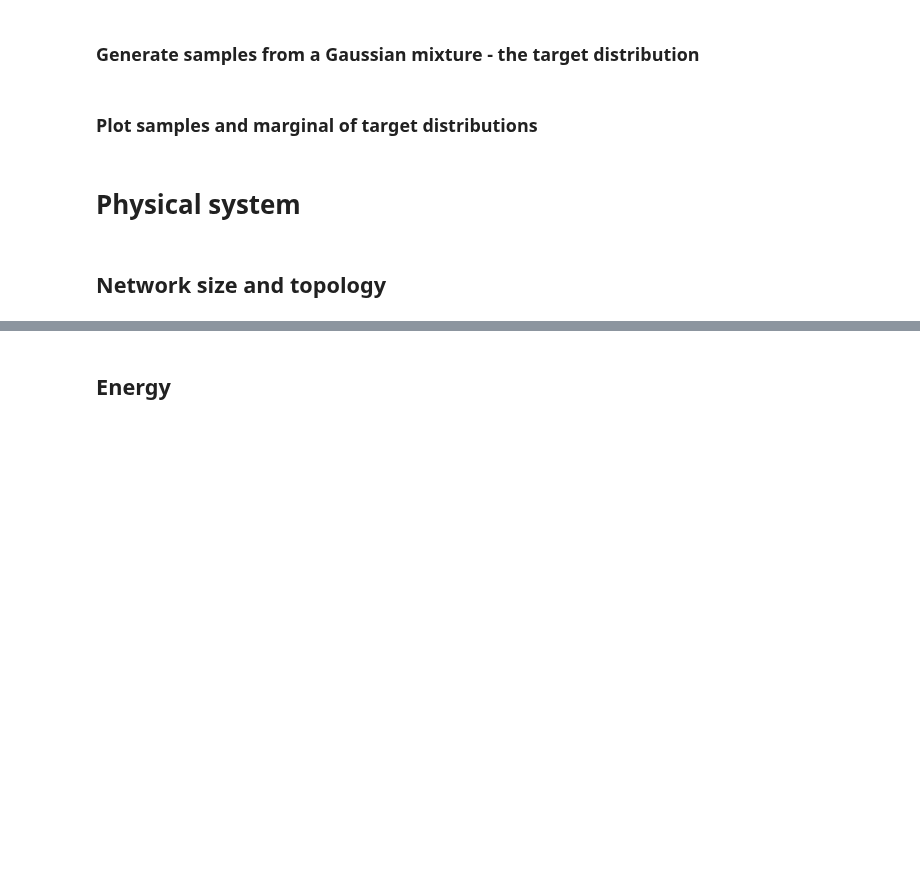
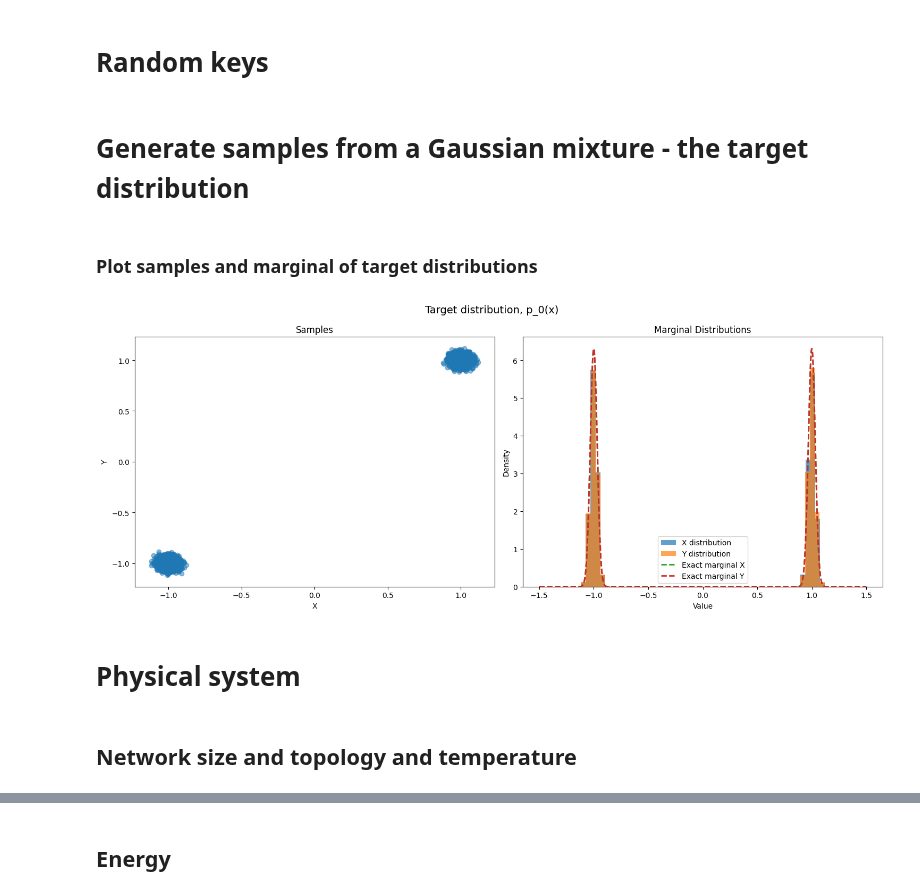
Before and after one commit to cyboesch/oscillator_dev, a Jupyter notebook: projects/physical-diffusion-models/notebooks/sampling-from-gaussian-mixture.ipynb, the cells around one changed output, grey strips where cells are left out. Saved outputs shown, nothing was run; the diff lists cells and outputs as text; code cells hidden in the pictures; blank space fills up the shorter version.

Commit message:
cleaned up all the random key buisness

```diff
--- a/projects/physical-diffusion-models/notebooks/sampling-from-gaussian-mixture.ipynb
+++ b/projects/physical-diffusion-models/notebooks/sampling-from-gaussian-mixture.ipynb
@@ -31,5 +17,10 @@ Array([4282866218,  798812320], dtype=uint32)
+# %% [markdown]
+# Random keys
+# %%
+master_key  = jax.random.PRNGKey(0)          # single seed
+sample_target_key, optimization_key, reverse_sde_key = jr.split(master_key, 3)
 # %% [markdown]
-### Generate samples from a Gaussian mixture - the target distribution
+# Generate samples from a Gaussian mixture - the target distribution
 # %%
 # Parameters
 N = 2  # number of dimensions
@@ -53,7 +44,7 @@ covs = jnp.array([
         [0.0, 0.001]],
 ])
 # Generate samples
-samples_0 = sample_gaussian_mixture(key, n_samples, weights, means, covs)
+samples_target = sample_gaussian_mixture(sample_target_key, n_samples, weights, means, covs)
 # Normalize samples
 # samples = normalize_samples(samples_raw)
 # %% [markdown]
@@ -61,37 +52,39 @@ samples_0 = sample_gaussian_mixture(key, n_samples, weights, means, covs)
 # %%
 # Plot samples and marginal distributions
 fig, (ax1, ax2) = plt.subplots(1, 2, figsize=(15, 6))
 fig.suptitle('Target distribution, p_0(x)', fontsize=14)
 
 # First subplot: Scatter plot of samples
-ax1.scatter(samples_0[:, 0], samples_0[:, 1], alpha=0.5)
+ax1.scatter(samples_target[:, 0], samples_target[:, 1], alpha=0.5)
 ax1.set_title('Samples')
 ax1.set_xlabel('X')
 ax1.set_ylabel('Y')
 
 # Second subplot: Combined marginal distributions
-ax2.hist(samples_0[:, 0], bins=50, density=True, alpha=0.7, label='X distribution')
-ax2.hist(samples_0[:, 1], bins=50, density=True, alpha=0.7, label='Y distribution')
+ax2.hist(samples_target[:, 0], bins=50, density=True, alpha=0.7, label='X distribution')
+ax2.hist(samples_target[:, 1], bins=50, density=True, alpha=0.7, label='Y distribution')
 
 # Add exact marginal Gaussians
 x = jnp.linspace(-1.5, 1.5, 1000)
 for dim in range(2):
     marginal = jnp.zeros_like(x)
     for w, m, c in zip(weights, means, covs):
         mean = m[dim]
         std = jnp.sqrt(c[dim, dim])
         marginal += w * jnp.exp(-0.5 * ((x - mean) / std) ** 2) / (std * jnp.sqrt(2 * jnp.pi))
     ax2.plot(x, marginal, '--', linewidth=2, label=f'Exact marginal {["X", "Y"][dim]}')
 
 ax2.set_title('Marginal Distributions')
 ax2.set_xlabel('Value')
 ax2.set_ylabel('Density')
 ax2.legend()
 
 plt.tight_layout()
 plt.show()
+# %% [output]
+[figure, added]
 # %% [markdown]
 # Physical system
 # %% [markdown]
-## Network size and topology
+## Network size and topology and temperature
 # %%
```
Also changed, not shown: parts of 13 cells of this notebook, 1 other file.
